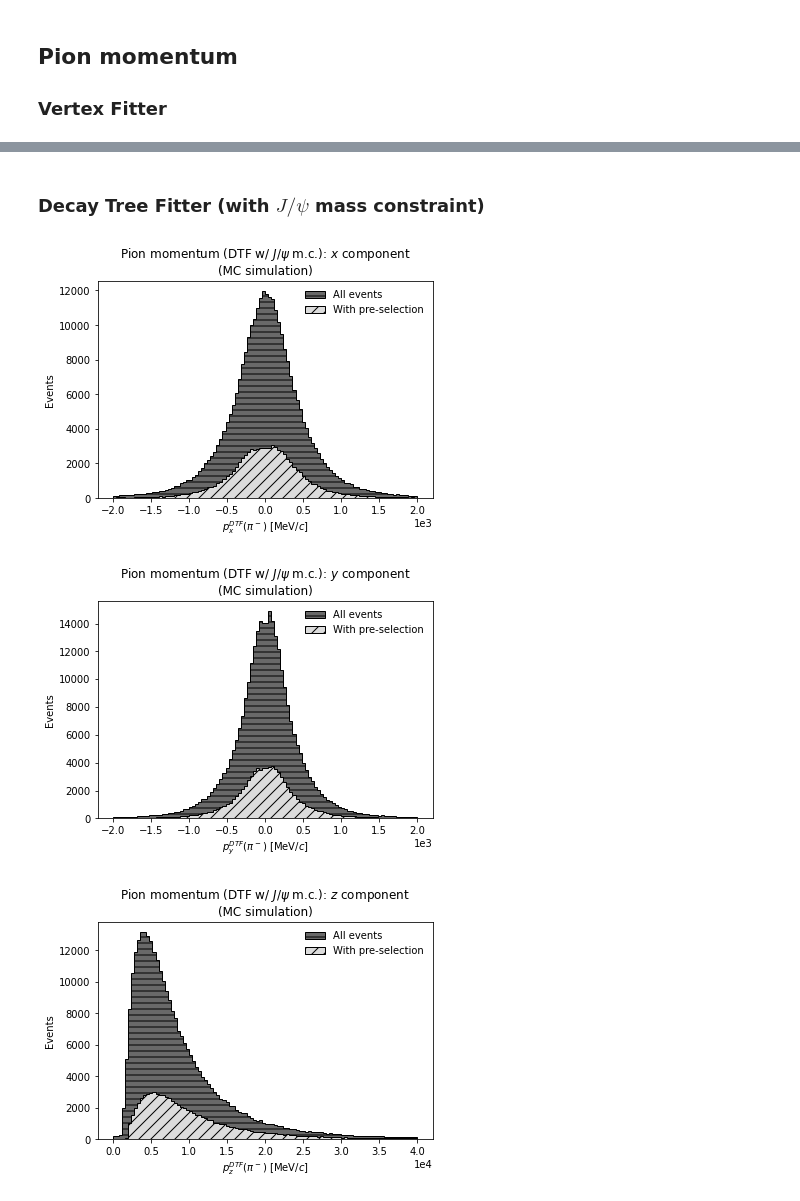
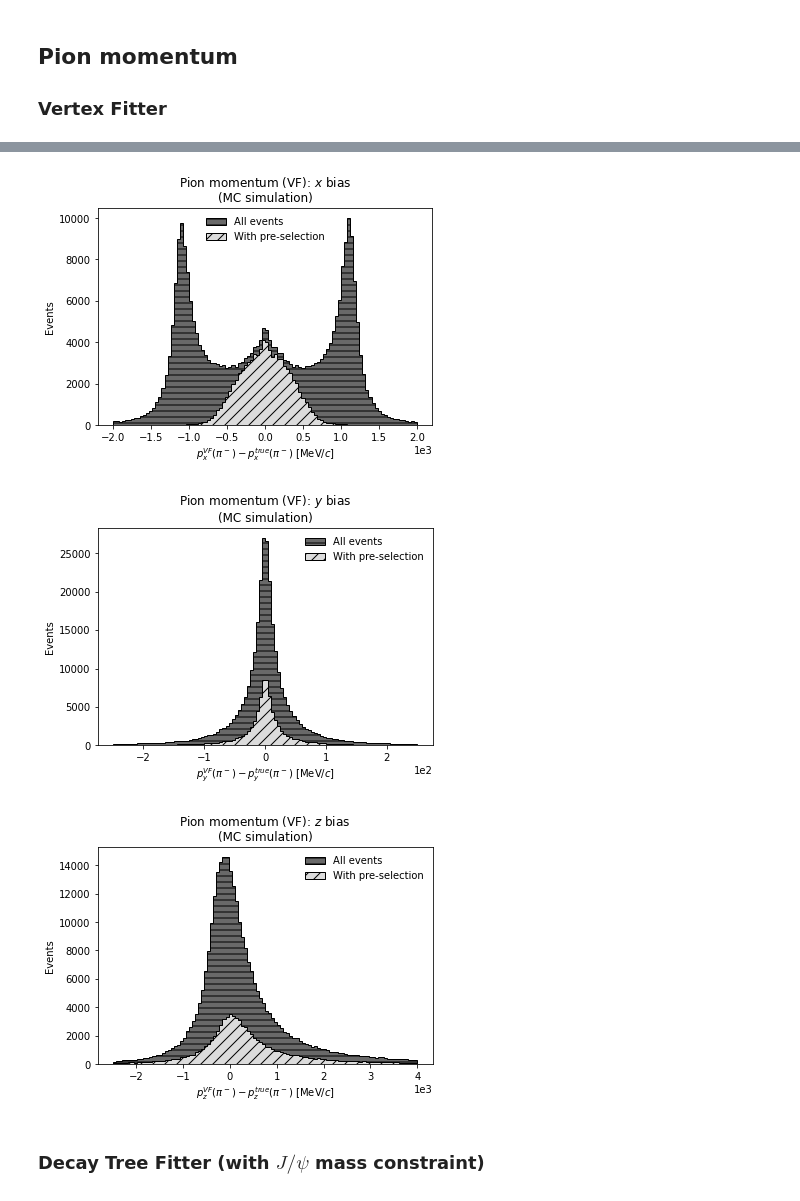
Before and after one commit to alatios/lb2jpsil_preliminary-variable-studies, a Jupyter notebook: 01_explore_simulation.ipynb, the cells around one changed output, grey strips where cells are left out. Cells and saved outputs as stored; diff of their text form; code cells hidden in the pictures.

```diff
--- a/01_explore_simulation.ipynb
+++ b/01_explore_simulation.ipynb
@@ -751,32 +859,34 @@ for comp in ['x', 'y', 'z']:
+# %%
+component_to_x_range = {
+    'x': (-2e3, 2e3),
+    'y': (-2.5e2, 2.5e2),
+    'z': (-2.5e3, 4e3)
+}
+plot_parameters = {
+    ## Particle stuff
+    'particle_name_for_title': 'Pion',
+    'particle_name_for_filename': 'pion',
+    'particle_symbol_for_label': '\pi^-',
+    'particle_identifier_for_df': 'pim',
+    'component_to_x_range': component_to_x_range,
+    'momentum_type': 'VF',
+    ## Plot stuff
+    'binning': 100,
+    'zero_vline': False,
+    'log_scale': False,
+    'show_title': show_titles,
+    'black_and_white': bw,
+    'show_grid': show_grid,
+    'scientific_notation': True,
+    'show_no_cuts': show_no_cuts,
+    'legend_loc': 'upper center',
+    'legend_loc_on': ['x']
+}
+
+plot_particle_momenta_bias(**plot_parameters)
+# %% [output]
+[figure, added]
+[figure, added]
+[figure, added]
 # %% [markdown]
 ### Decay Tree Fitter (with $J/\psi$ mass constraint)
-# %%
-component_to_x_range = {
-    'x': (-2e3, 2e3),
-    'y': (-2e3, 2e3),
-    'z': (0, 4e4)
-}
-
-for comp in ['x', 'y', 'z']:
-    plot_parameters = {
-        'binning': 100,
-        'x_range': component_to_x_range[comp],
-        'title': 'Pion momentum (DTF w/ $J/\psi$ m.c.): $' + comp + '$ component',
-        'x_label': '$p_' +  comp + '^{DTF} (\pi^-)$ [MeV/$c$]',
-        'file_name': 'pion_momentum_DTF_' + comp,
-        'zero_vline': False,
-        'log_scale': False,
-        'show_title': show_titles,
-        'black_and_white': bw,
-        'show_grid': show_grid,
-        'scientific_notation': True,
-        'show_no_cuts': show_no_cuts
-    }
-
-    all_vs_preselection_plot(
-        df_mc['DTF_FixJPsi_pim_P' + comp.upper()],
-        **plot_parameters)
-# %% [output]
-[figure, removed]
-[figure, removed]
-[figure, removed]
```
Also changed, not shown: parts of 19 cells of this notebook.
